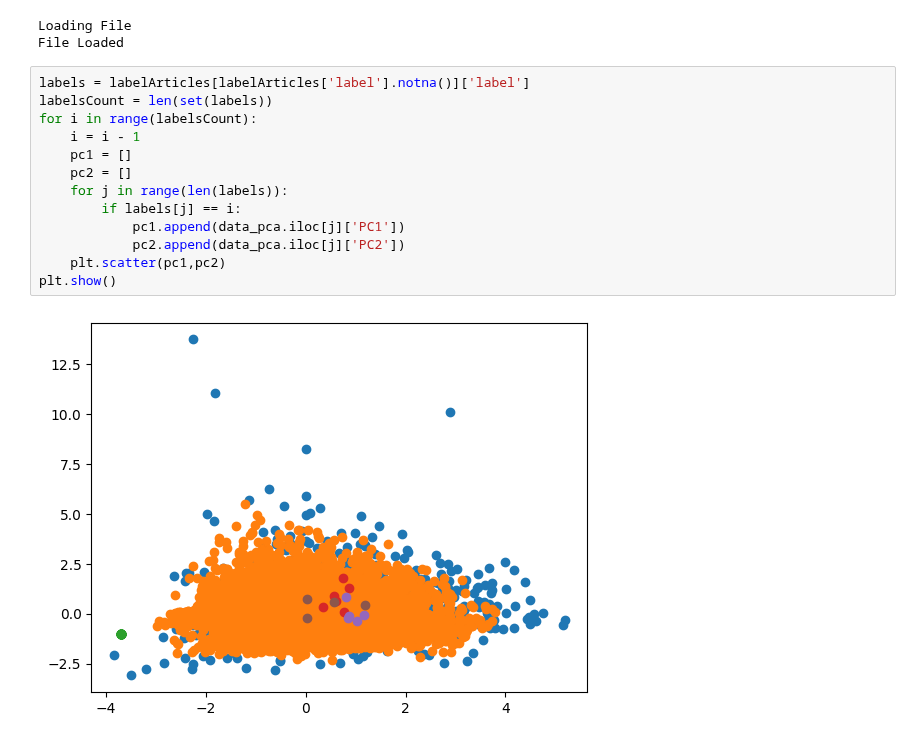
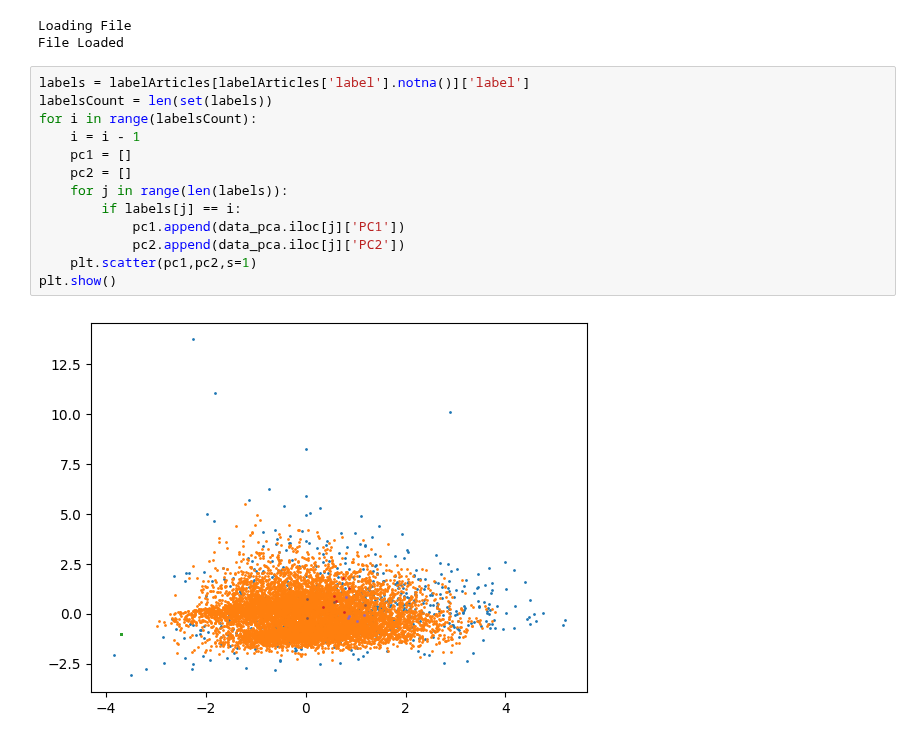
Before and after one commit to TobyBritton1/NewsBiasMapping, a Jupyter notebook: PCA.ipynb, the cells around one changed output. Saved outputs shown, nothing was run; the diff lists cells and outputs as text.

Commit message:
changed size on scatter

```diff
--- a/PCA.ipynb
+++ b/PCA.ipynb
@@ -164,15 +164,15 @@ File Loaded
 # %%
 labels = labelArticles[labelArticles['label'].notna()]['label']
 labelsCount = len(set(labels))
 for i in range(labelsCount):
     i = i - 1
     pc1 = []
     pc2 = []
     for j in range(len(labels)):
         if labels[j] == i:
             pc1.append(data_pca.iloc[j]['PC1'])
             pc2.append(data_pca.iloc[j]['PC2'])
-    plt.scatter(pc1,pc2)
+    plt.scatter(pc1,pc2,s=1)
 plt.show()
 # %% [output]
-[figure, old version]
+[figure, new version]
```
